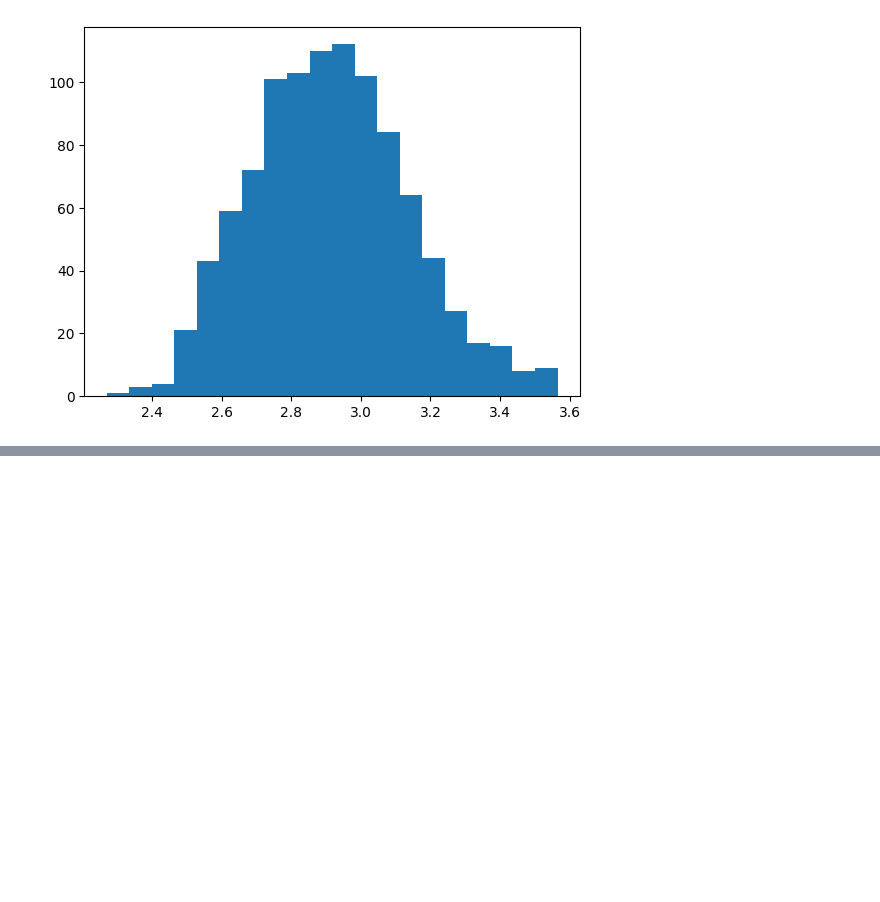
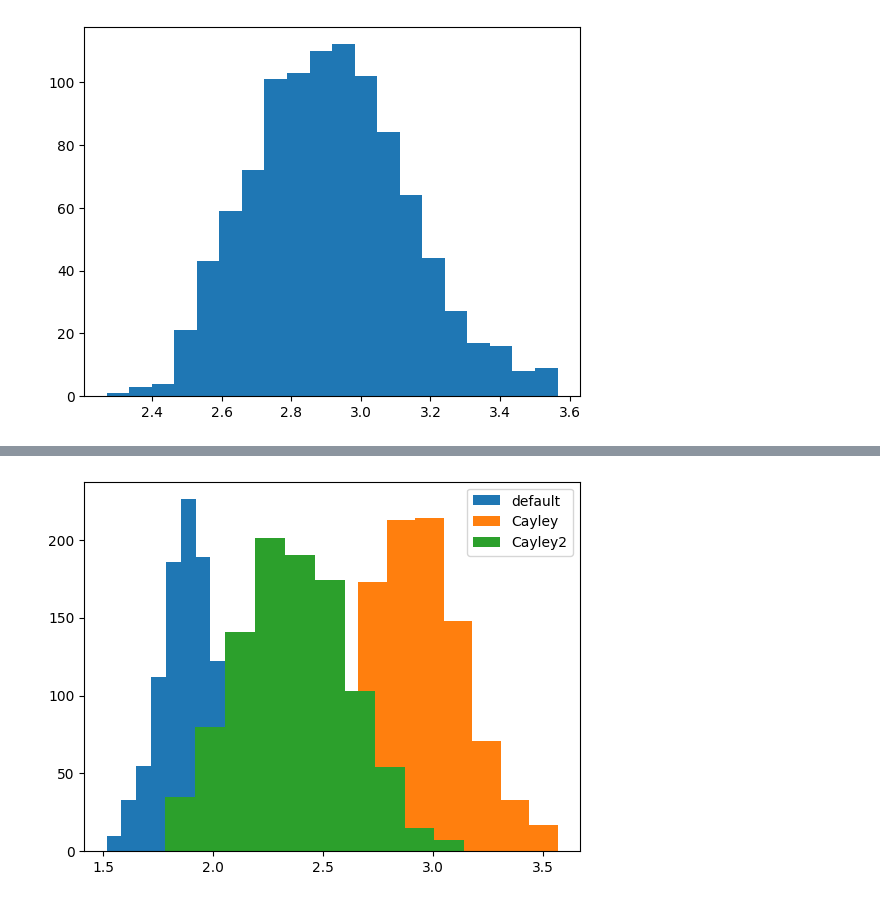
Before and after one commit to abhhfcgjk/VG_Architectural_Adversarial_Robustness, a Jupyter notebook: lips_eval.ipynb, the cells around one changed output, grey strips where cells are left out. Saved outputs shown, nothing was run; the diff lists cells and outputs as text; code cells hidden in the pictures; blank space fills up the shorter version.

```diff
--- a/lips_eval.ipynb
+++ b/lips_eval.ipynb
@@ -110,0 +153,8 @@ Error:
+# %%
+plt.hist(lipsS, label='default', bins=20)
+plt.hist(lipsS_cayley, label='Cayley', bins=20)
+plt.hist(lipsS_cayley2, label='Cayley2', bins=20)
+plt.legend()
+plt.show()
+# %% [output]
+[figure, added]
```
Also changed, not shown: parts of 6 cells of this notebook, 1 other file.
